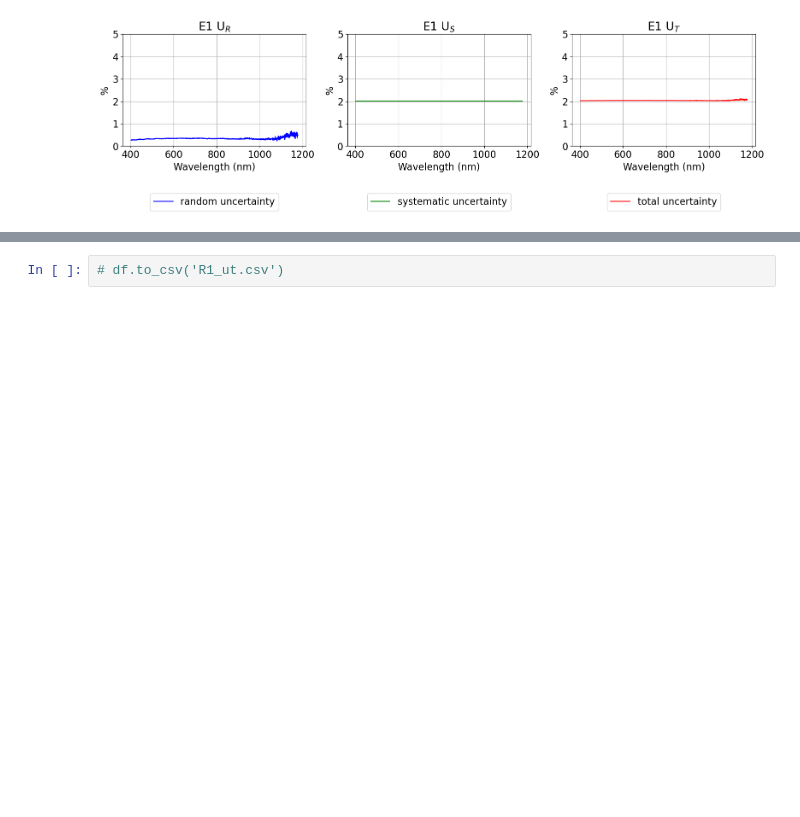
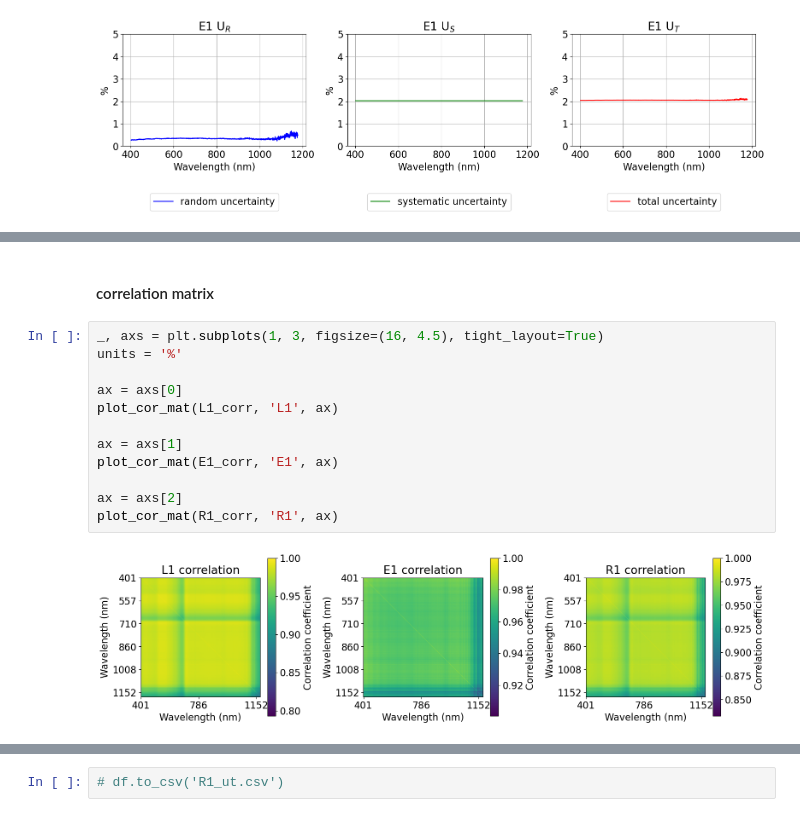
Before and after one commit to pangeos-cost/uq-training, a Jupyter notebook: notebooks/case_1-Ex1_UPropagation_Noise_Cal.ipynb, the cells around one changed output, grey strips where cells are left out. Drawn from its saved outputs; the diff is of its cells as text; blank space fills up the shorter version.

```diff
--- a/notebooks/case_1-Ex1_UPropagation_Noise_Cal.ipynb
+++ b/notebooks/case_1-Ex1_UPropagation_Noise_Cal.ipynb
@@ -725,0 +692,16 @@ plot_cor_mat(R1_corr, 'R1')
+# %% [markdown]
+#### correlation matrix
+# %%
+_, axs = plt.subplots(1, 3, figsize=(16, 4.5), tight_layout=True)
+units = '%'
+
+ax = axs[0]
+plot_cor_mat(L1_corr, 'L1', ax)
+
+ax = axs[1]
+plot_cor_mat(E1_corr, 'E1', ax)
+
+ax = axs[2]
+plot_cor_mat(R1_corr, 'R1', ax)
+# %% [output]
+[figure, added]
```
Also changed, not shown: parts of 68 cells of this notebook, 10 other files.
